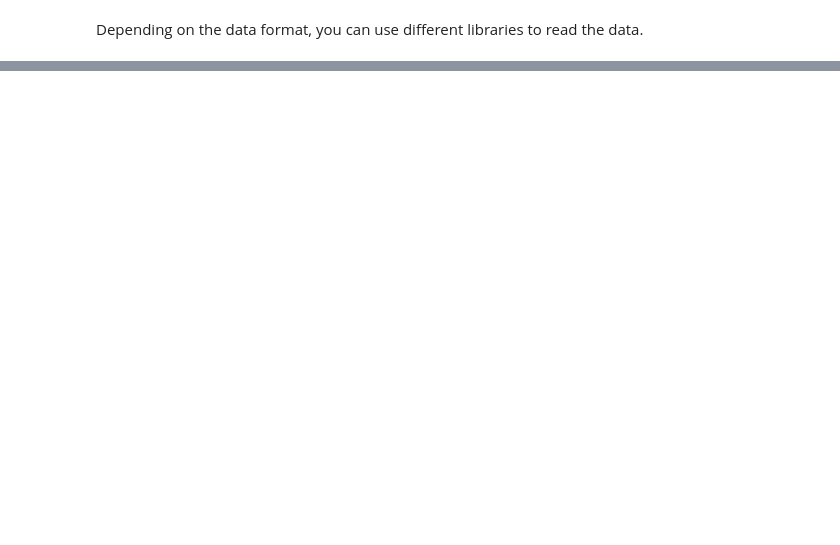
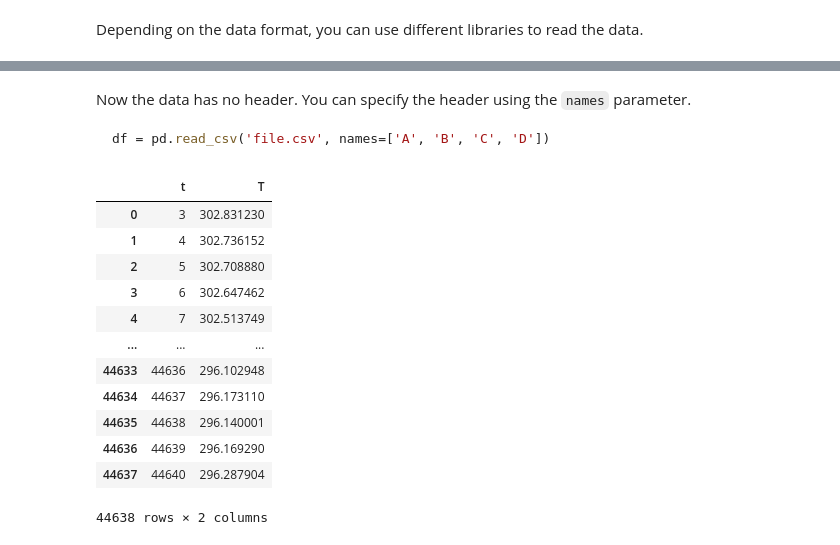
Before and after one commit to stkroe/PythonforChemists, a Jupyter notebook: course/chapters/Basics/Lecture1/SimpleDataImport.ipynb, the cells around one changed output, grey strips where cells are left out. Saved outputs shown, nothing was run; the diff lists cells and outputs as text; code cells hidden in the pictures; blank space fills up the shorter version.

````diff
--- a/course/chapters/Basics/Lecture1/SimpleDataImport.ipynb
+++ b/course/chapters/Basics/Lecture1/SimpleDataImport.ipynb
@@ -93,0 +134,24 @@ data = cursor.fetchall()
+# %% [markdown]
+Now the data has no header. You can specify the header using the `names` parameter.
+
+```python
+df = pd.read_csv('file.csv', names=['A', 'B', 'C', 'D'])
+```
+# %%
+data = pd.read_csv('../../../data/temperatures.dat', sep=' ', skipinitialspace=True,header=1,names=['t', 'T'])
+# important to set header=None, otherwise the first line is used as header
+data
+# %% [output]
+|  | t | T |
+| 0 | 3 | 302.831230 |
+| 1 | 4 | 302.736152 |
+| 2 | 5 | 302.708880 |
+| 3 | 6 | 302.647462 |
+| 4 | 7 | 302.513749 |
+| ... | ... | ... |
+| 44633 | 44636 | 296.102948 |
+| 44634 | 44637 | 296.173110 |
+| 44635 | 44638 | 296.140001 |
+| 44636 | 44639 | 296.169290 |
+| 44637 | 44640 | 296.287904 |
+44638 rows × 2 columns
````
Also changed, not shown: parts of 43 cells of this notebook, 6 other files.
